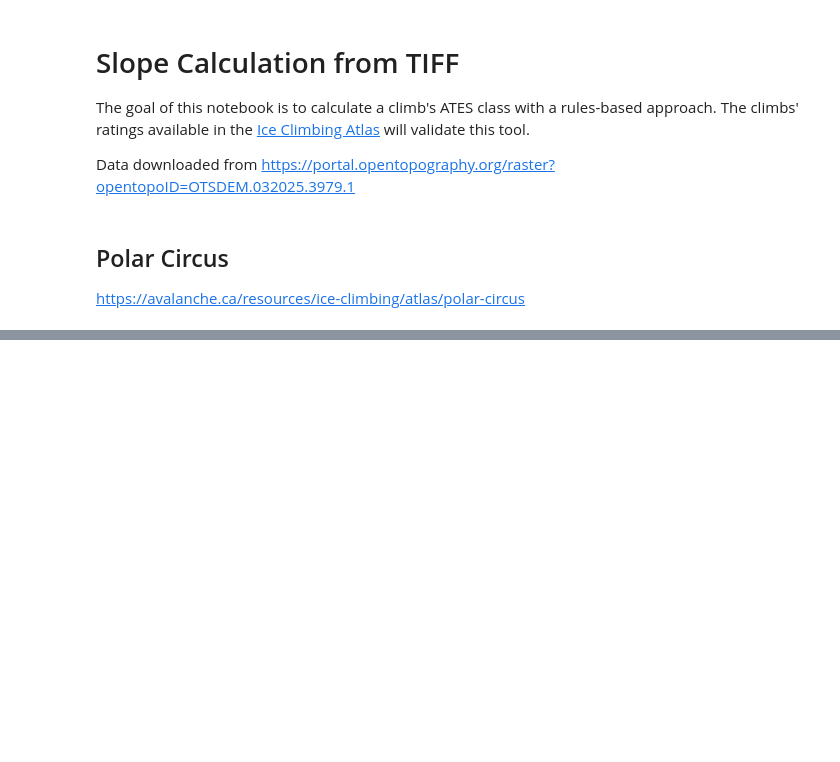
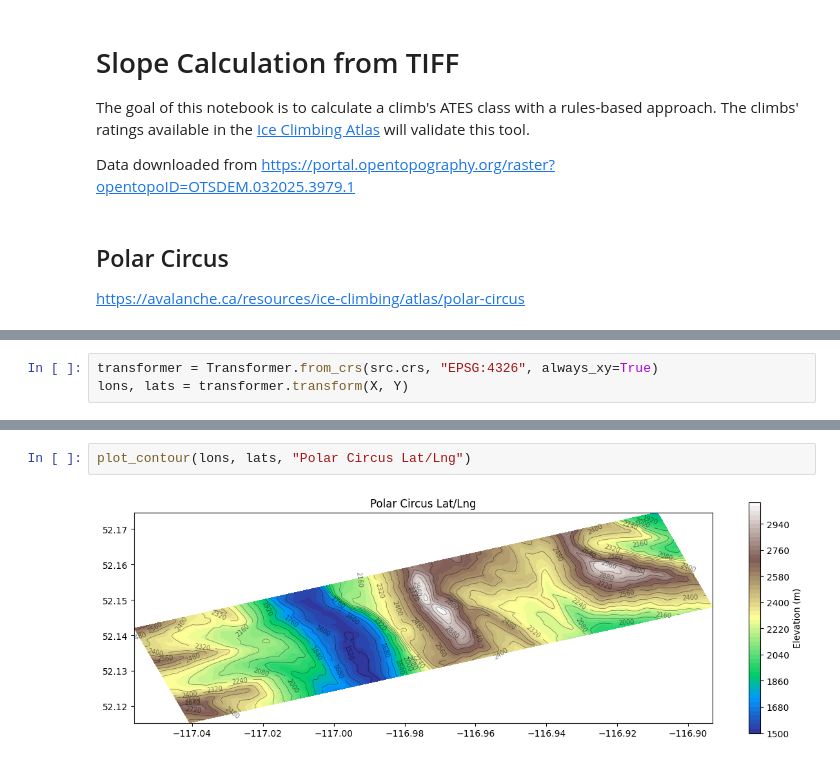
Before and after one commit to jacKlinc/ice-autoATES, a Jupyter notebook: notebooks/rule-based.ipynb, the cells around one changed output, grey strips where cells are left out. Drawn from its saved outputs; the diff is of its cells as text; blank space fills up the shorter version.

```diff
--- a/notebooks/rule-based.ipynb
+++ b/notebooks/rule-based.ipynb
@@ -49,0 +56,3 @@ numpy.ndarray
+# %%
+transformer = Transformer.from_crs(src.crs, "EPSG:4326", always_xy=True)
+lons, lats = transformer.transform(X, Y)
@@ -67,0 +104,4 @@ plot_contour(X, Y, "Polar Circus")
+# %%
+plot_contour(lons, lats, "Polar Circus Lat/Lng")
+# %% [output]
+[figure, added]
```
Also changed, not shown: parts of 17 cells of this notebook, 3 other files.
